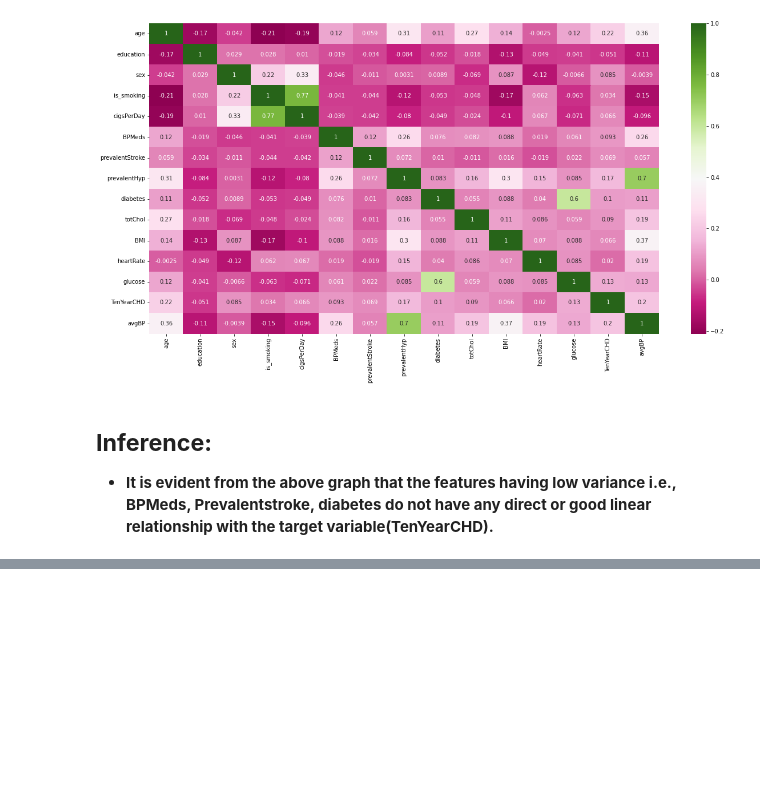
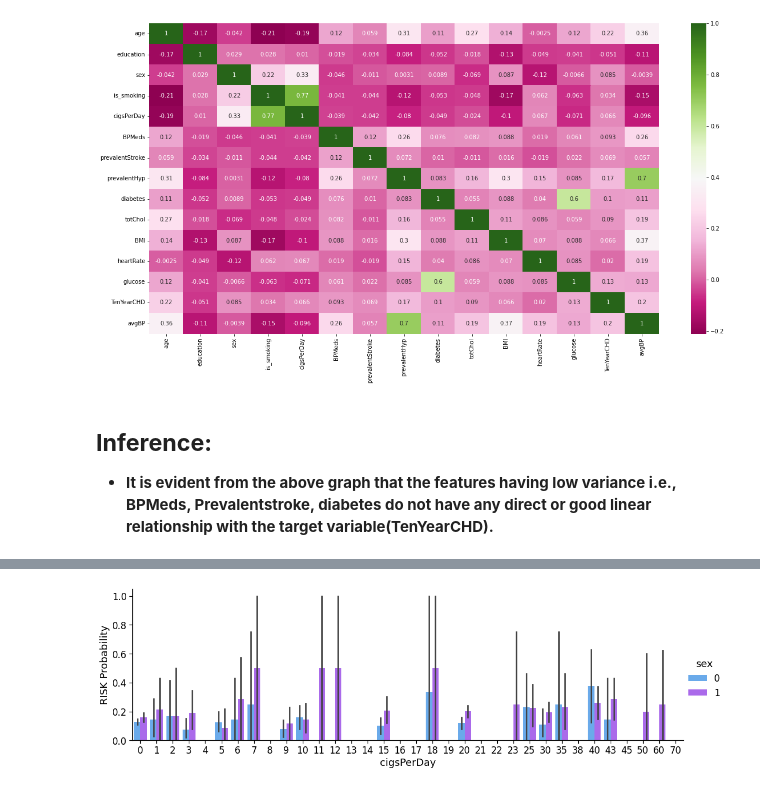
Before and after one commit to praveenbejo95/Cardiovascular-Risk-Prediction-ML-Classification-project, a Jupyter notebook: cardiovascular_Risk_prediction(Pravin_notebook).ipynb, the cells around one changed output, grey strips where cells are left out. Cells and saved outputs as stored; diff of their text form; code cells hidden in the pictures; blank space fills up the shorter version.

```diff
--- a/cardiovascular_Risk_prediction(Pravin_notebook).ipynb
+++ b/cardiovascular_Risk_prediction(Pravin_notebook).ipynb
@@ -531,0 +614,6 @@ sns.heatmap(correlation, annot=True, cmap='PiYG')
+# %%
+g=sns.factorplot('cigsPerDay','TenYearCHD',kind='bar',
+                    data=df,hue='sex',aspect=3, palette="cool")
+g=g.set_ylabels("RISK Probability")
+# %% [output]
+[figure, added]
```
Also changed, not shown: parts of 13 cells of this notebook.
